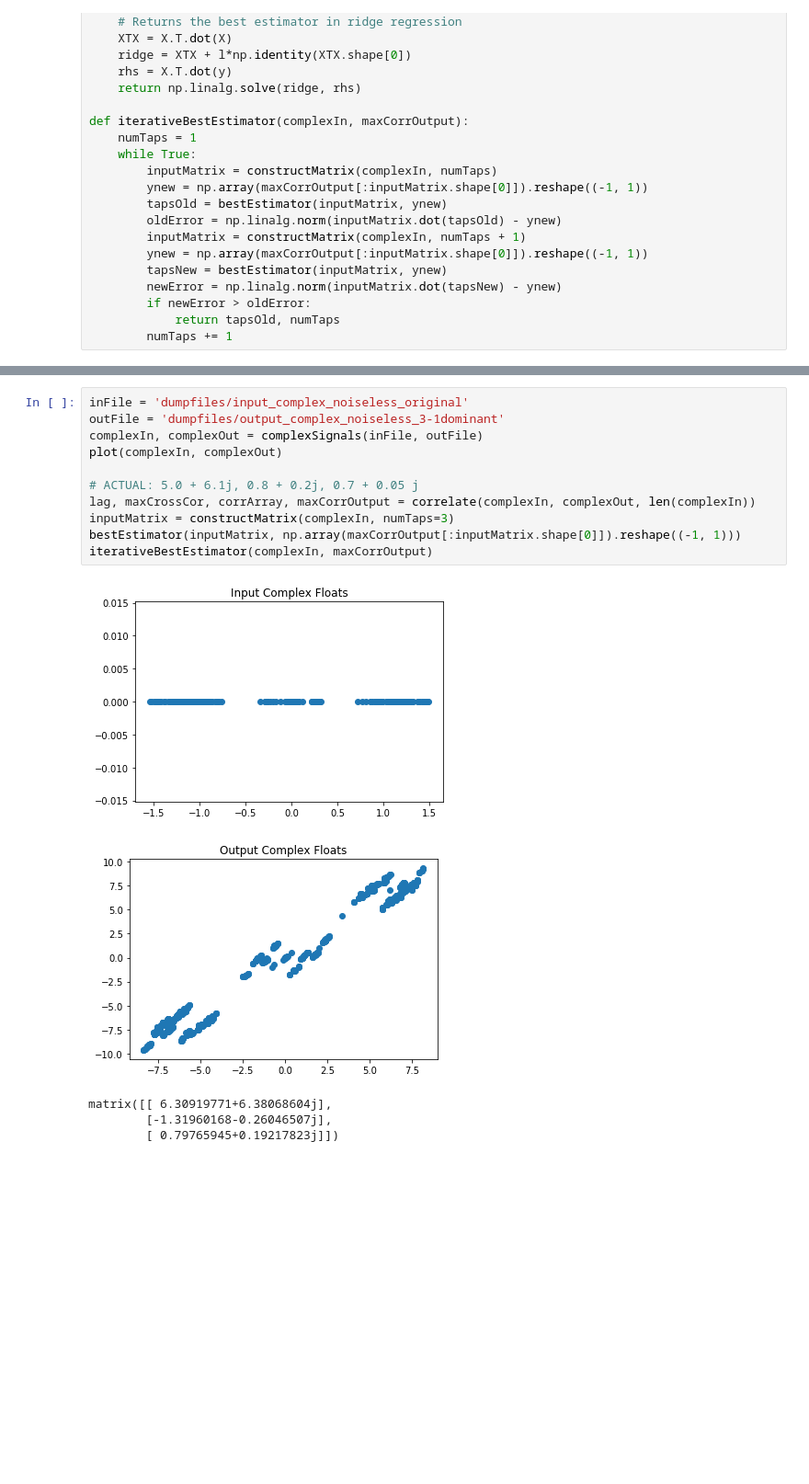
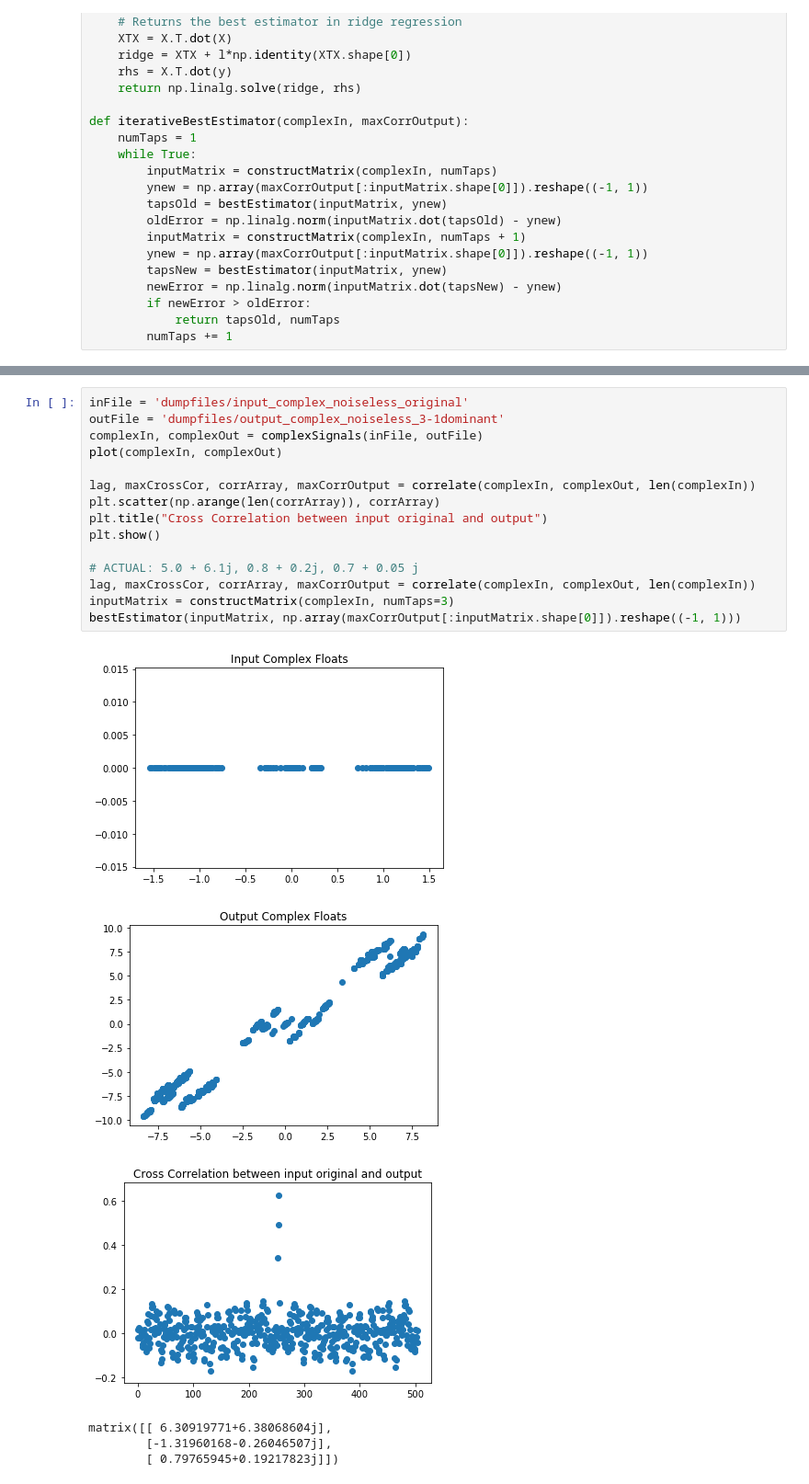
Before and after one commit to jain-nikunj/channel-estimation, a Jupyter notebook: correlation.ipynb, the cells around one changed output, grey strips where cells are left out. Shown: that part at 92% size. Cells and saved outputs as stored; diff of their text form; blank space fills up the shorter version.

Commit message:
Correlation plots added

```diff
--- a/correlation.ipynb
+++ b/correlation.ipynb
@@ -121,17 +128,22 @@ matrix([[ 0.49990394+0.09970856j]])
 # %%
 inFile = 'dumpfiles/input_complex_noiseless_original'
 outFile = 'dumpfiles/output_complex_noiseless_3-1dominant'
 complexIn, complexOut = complexSignals(inFile, outFile)
 plot(complexIn, complexOut)
 
+lag, maxCrossCor, corrArray, maxCorrOutput = correlate(complexIn, complexOut, len(complexIn))
+plt.scatter(np.arange(len(corrArray)), corrArray)
+plt.title("Cross Correlation between input original and output")
+plt.show()
+
 # ACTUAL: 5.0 + 6.1j, 0.8 + 0.2j, 0.7 + 0.05 j
 lag, maxCrossCor, corrArray, maxCorrOutput = correlate(complexIn, complexOut, len(complexIn))
 inputMatrix = constructMatrix(complexIn, numTaps=3)
 bestEstimator(inputMatrix, np.array(maxCorrOutput[:inputMatrix.shape[0]]).reshape((-1, 1)))
-iterativeBestEstimator(complexIn, maxCorrOutput)
 # %% [output]
 [figure]
 [figure]
+[figure, added]
 matrix([[ 6.30919771+6.38068604j],
         [-1.31960168-0.26046507j],
         [ 0.79765945+0.19217823j]])
```
Also changed, not shown: parts of 3 cells of this notebook.
